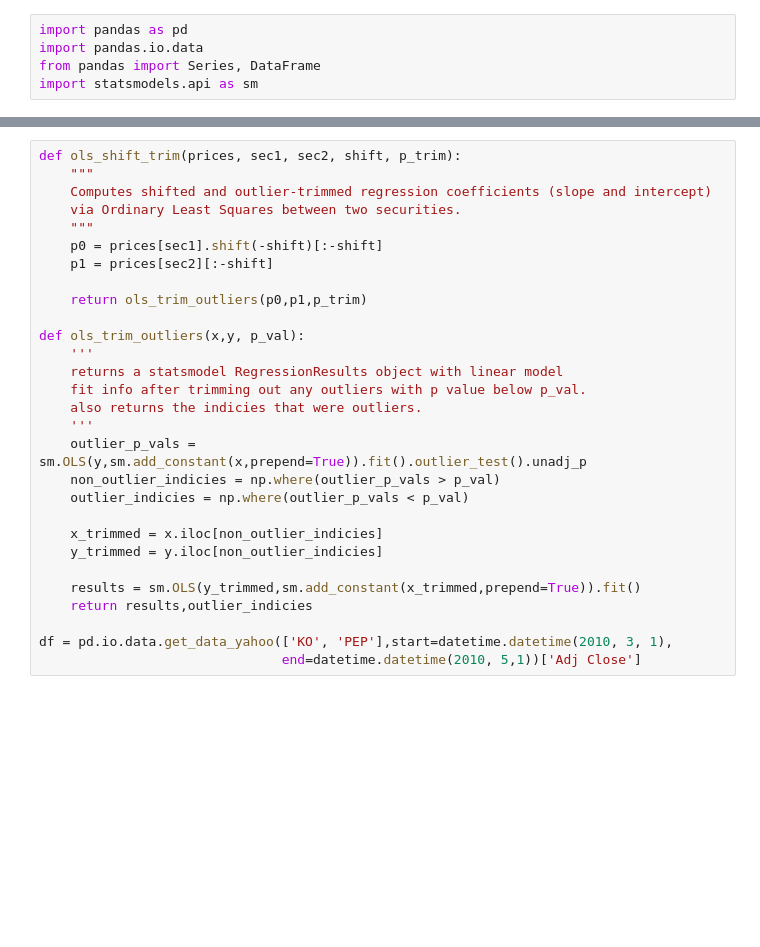
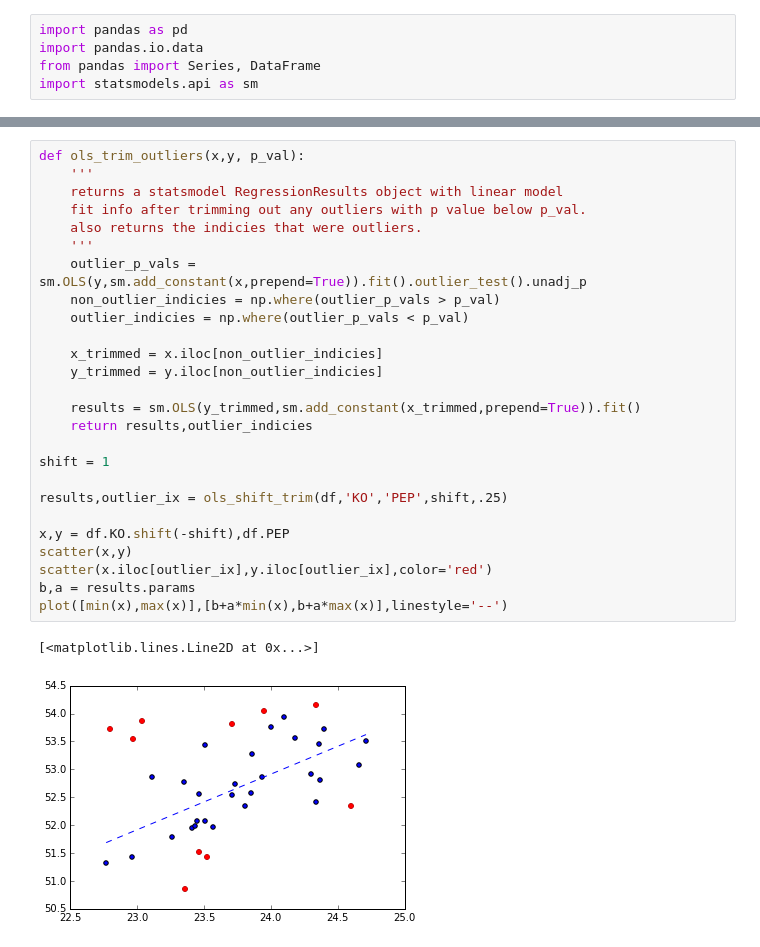
Before and after one commit to watsonix/prediction_for_fun_and_profit, a Jupyter notebook: statsmodel_outliers.ipynb, the cells around one changed output, grey strips where cells are left out. Drawn from its saved outputs; the diff is of its cells as text; blank space fills up the shorter version.

```diff
--- a/statsmodel_outliers.ipynb
+++ b/statsmodel_outliers.ipynb
@@ -6,29 +50,29 @@ import statsmodels.api as sm
 # %%
-def ols_shift_trim(prices, sec1, sec2, shift, p_trim):
-    """
-    Computes shifted and outlier-trimmed regression coefficients (slope and intercept)
-    via Ordinary Least Squares between two securities.
-    """
-    p0 = prices[sec1].shift(-shift)[:-shift]
-    p1 = prices[sec2][:-shift]
-
-    return ols_trim_outliers(p0,p1,p_trim)
-
 def ols_trim_outliers(x,y, p_val):
     '''
     returns a statsmodel RegressionResults object with linear model
     fit info after trimming out any outliers with p value below p_val.
     also returns the indicies that were outliers.
     '''
     outlier_p_vals = sm.OLS(y,sm.add_constant(x,prepend=True)).fit().outlier_test().unadj_p
     non_outlier_indicies = np.where(outlier_p_vals > p_val)
     outlier_indicies = np.where(outlier_p_vals < p_val)
 
     x_trimmed = x.iloc[non_outlier_indicies]
     y_trimmed = y.iloc[non_outlier_indicies]
 
     results = sm.OLS(y_trimmed,sm.add_constant(x_trimmed,prepend=True)).fit()
     return results,outlier_indicies
 
-df = pd.io.data.get_data_yahoo(['KO', 'PEP'],start=datetime.datetime(2010, 3, 1),
-                               end=datetime.datetime(2010, 5,1))['Adj Close']
+shift = 1
+
+results,outlier_ix = ols_shift_trim(df,'KO','PEP',shift,.25)
+
+x,y = df.KO.shift(-shift),df.PEP
+scatter(x,y)
+scatter(x.iloc[outlier_ix],y.iloc[outlier_ix],color='red')
+b,a = results.params
+plot([min(x),max(x)],[b+a*min(x),b+a*max(x)],linestyle='--')
+# %% [output]
+[<matplotlib.lines.Line2D at 0x...>]
+[figure, added]
```
Also changed, not shown: parts of 12 cells of this notebook.
